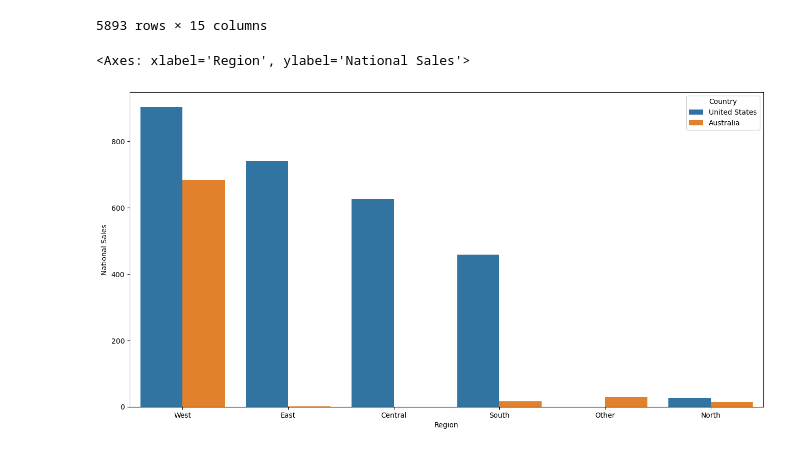
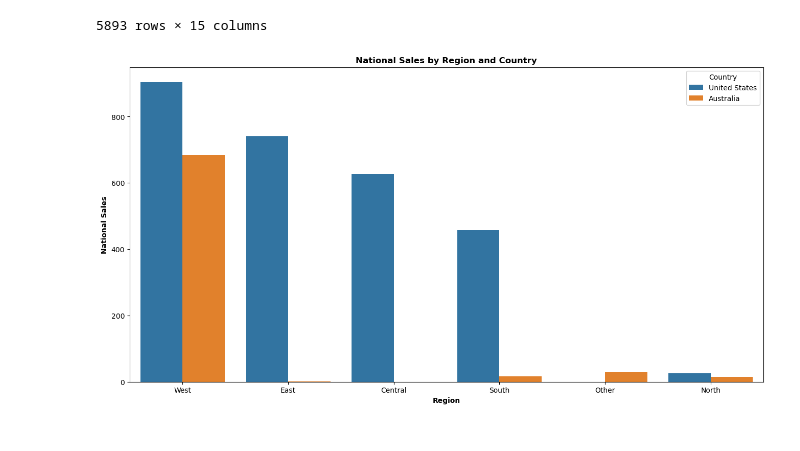
Before and after one commit to Jade-Jones-dev/ai_machine_learning, a Jupyter notebook: week_2/python_data_analysis/python_project.ipynb, the cells around one changed output. Saved outputs shown, nothing was run; the diff lists cells and outputs as text; code cells hidden in the pictures.

```diff
--- a/week_2/python_data_analysis/python_project.ipynb
+++ b/week_2/python_data_analysis/python_project.ipynb
@@ -46,17 +46,20 @@ df.to_csv('modified.csv', index=False)
 # %%
 
 
 import matplotlib.pyplot as plt
 import seaborn as sns
 #df.shape[0]
 df
 
 # create a barchart
 National_Sales = df.groupby(['Region', 'Country'])['National Sales'].sum().reset_index().sort_values(by='National Sales', ascending=False)
 National_Sales
 
 plt.figure(figsize=(16, 8))
 sns.barplot(data=National_Sales, x='Region', y='National Sales', hue='Country')
+plt.title('National Sales by Region and Country', fontweight='bold')
+plt.xlabel('Region',fontweight='bold')
+plt.ylabel('National Sales',fontweight='bold')
+plt.show()
 # %% [output]
-<Axes: xlabel='Region', ylabel='National Sales'>
-[figure, old version]
+[figure, new version]
```
Also changed, not shown: parts of 2 cells of this notebook, 3 other files.
